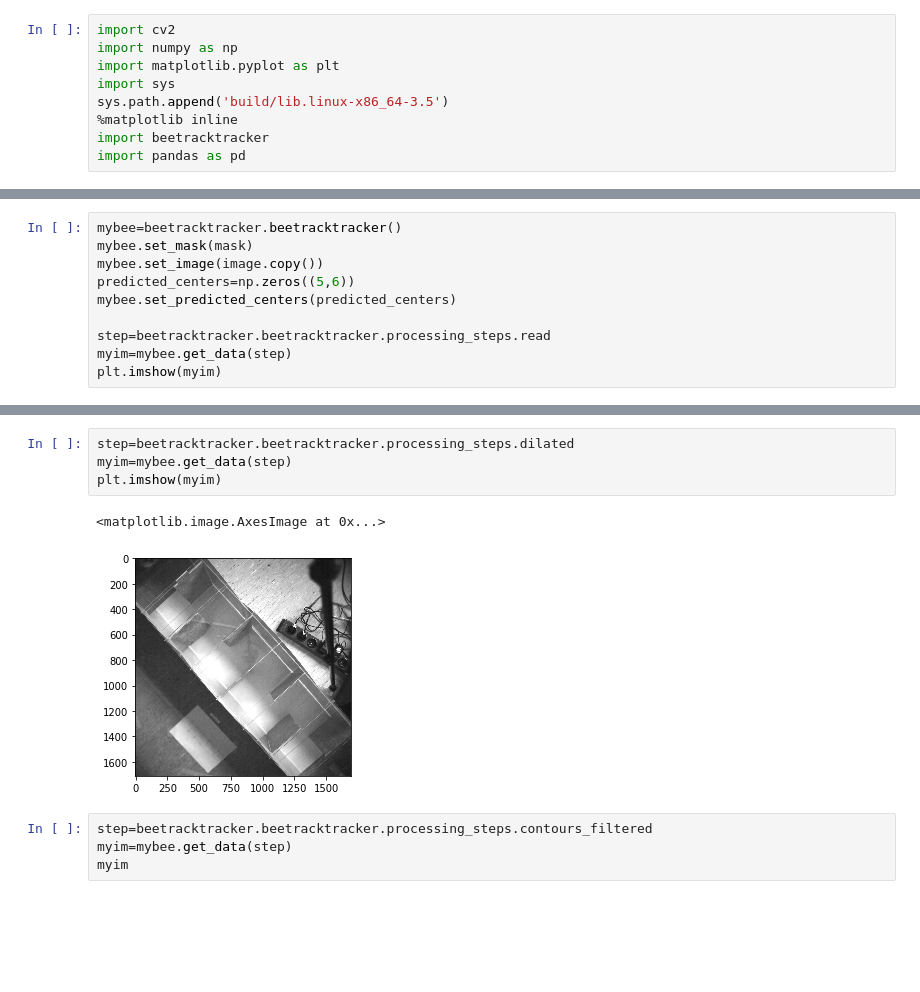
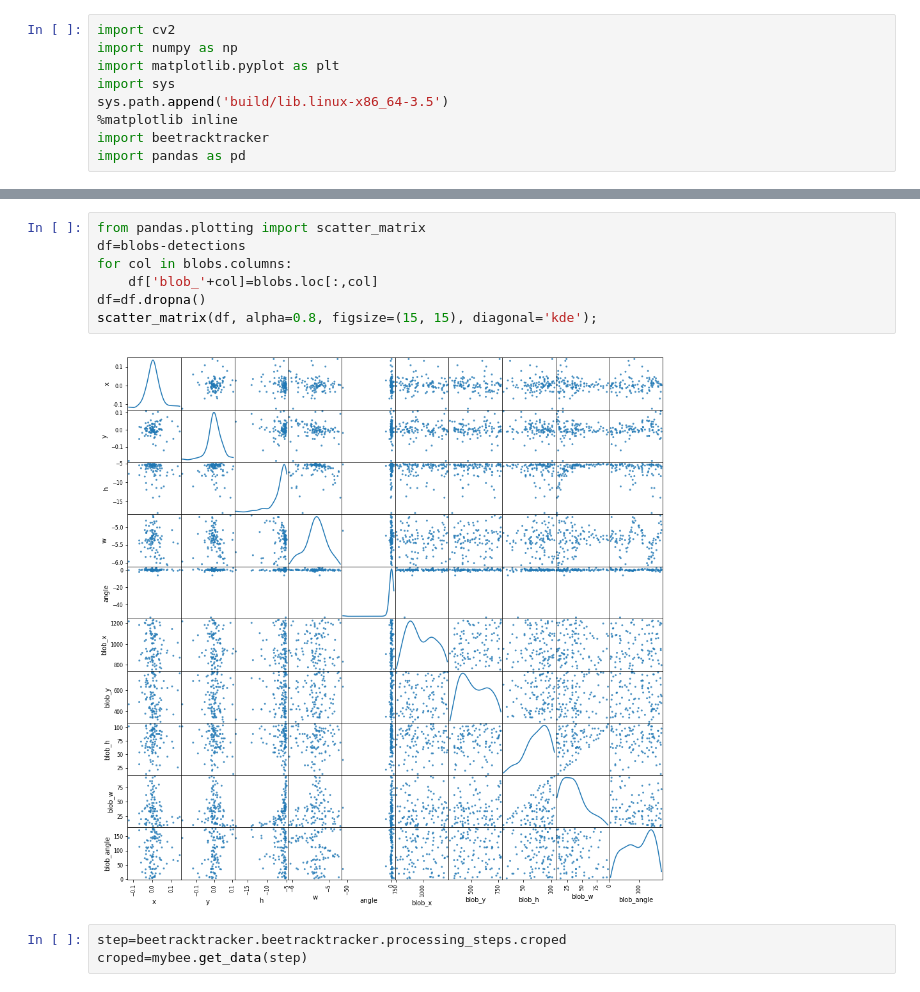
Before and after one commit to bolirev/toolbox-tracking, a Jupyter notebook: src/BeeTrackTracker_CPP.ipynb, the cells around one changed output, grey strips where cells are left out. Cells and saved outputs as stored; diff of their text form; blank space fills up the shorter version.

```diff
--- a/src/BeeTrackTracker_CPP.ipynb
+++ b/src/BeeTrackTracker_CPP.ipynb
@@ -17,10 +9,0 @@ plt.imshow(mask)
-# %%
-mybee=beetracktracker.beetracktracker()
-mybee.set_mask(mask)
-mybee.set_image(image.copy())
-predicted_centers=np.zeros((5,6))
-mybee.set_predicted_centers(predicted_centers)
-
-step=beetracktracker.beetracktracker.processing_steps.read
-myim=mybee.get_data(step)
-plt.imshow(myim)
@@ -95,11 +85,12 @@ pd.DataFrame.from_dict(time_managment,orient='index')/frame_i
+# %%
+from pandas.plotting import scatter_matrix
+df=blobs-detections
+for col in blobs.columns:
+    df['blob_'+col]=blobs.loc[:,col]
+df=df.dropna()
+scatter_matrix(df, alpha=0.8, figsize=(15, 15), diagonal='kde');
+# %% [output]
+[figure, added]
 # %%
-step=beetracktracker.beetracktracker.processing_steps.dilated
-myim=mybee.get_data(step)
-plt.imshow(myim)
+step=beetracktracker.beetracktracker.processing_steps.croped
+croped=mybee.get_data(step)
-# %% [output]
-<matplotlib.image.AxesImage at 0x...>
-[figure, removed]
-# %%
-step=beetracktracker.beetracktracker.processing_steps.contours_filtered
-myim=mybee.get_data(step)
-myim
```
Also changed, not shown: parts of 10 cells of this notebook, 3 other files.
